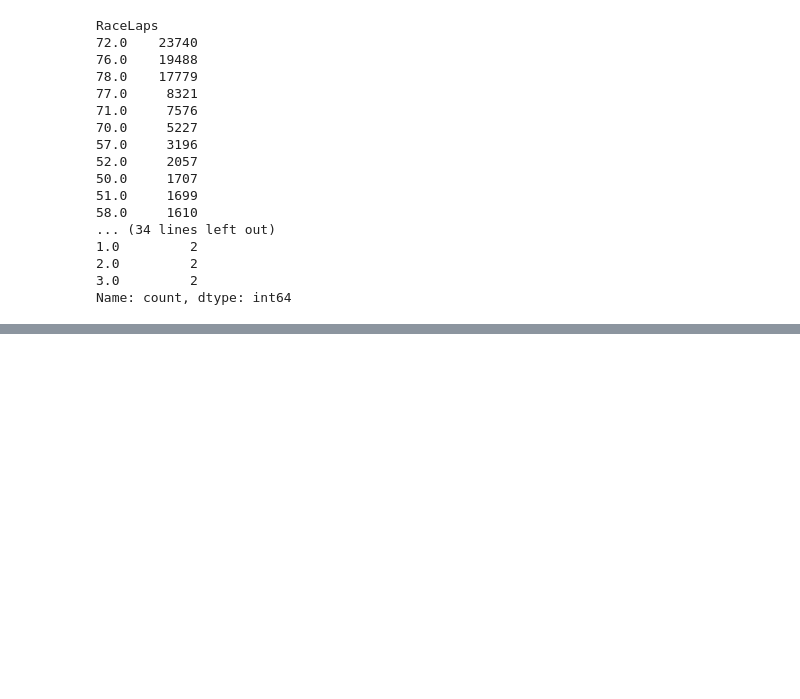
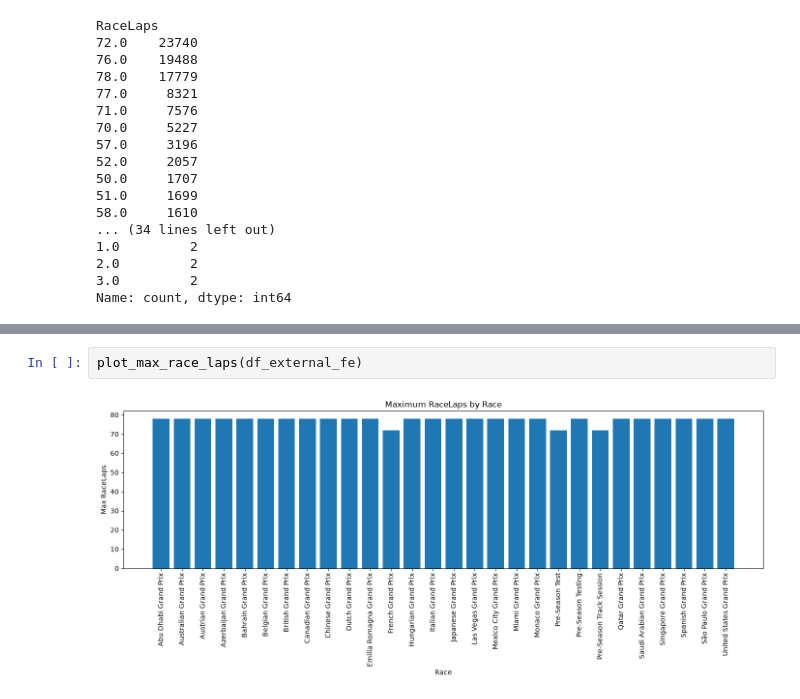
Before and after one commit to DarshakJ/F1_Pit_prediction, a Jupyter notebook: Experiment insights/Race_progress_analysis.ipynb, the cells around one changed output, grey strips where cells are left out. Cells and saved outputs as stored; diff of their text form; blank space fills up the shorter version.

```diff
--- a/Experiment insights/Race_progress_analysis.ipynb
+++ b/Experiment insights/Race_progress_analysis.ipynb
@@ -293,0 +344,4 @@ Index(['Driver', 'LapNumber', 'Compound', 'Stint', 'TyreLife', 'Position',
+# %%
+plot_max_race_laps(df_external_fe)
+# %% [output]
+[figure, added]
```
Also changed, not shown: parts of 6 cells of this notebook.
